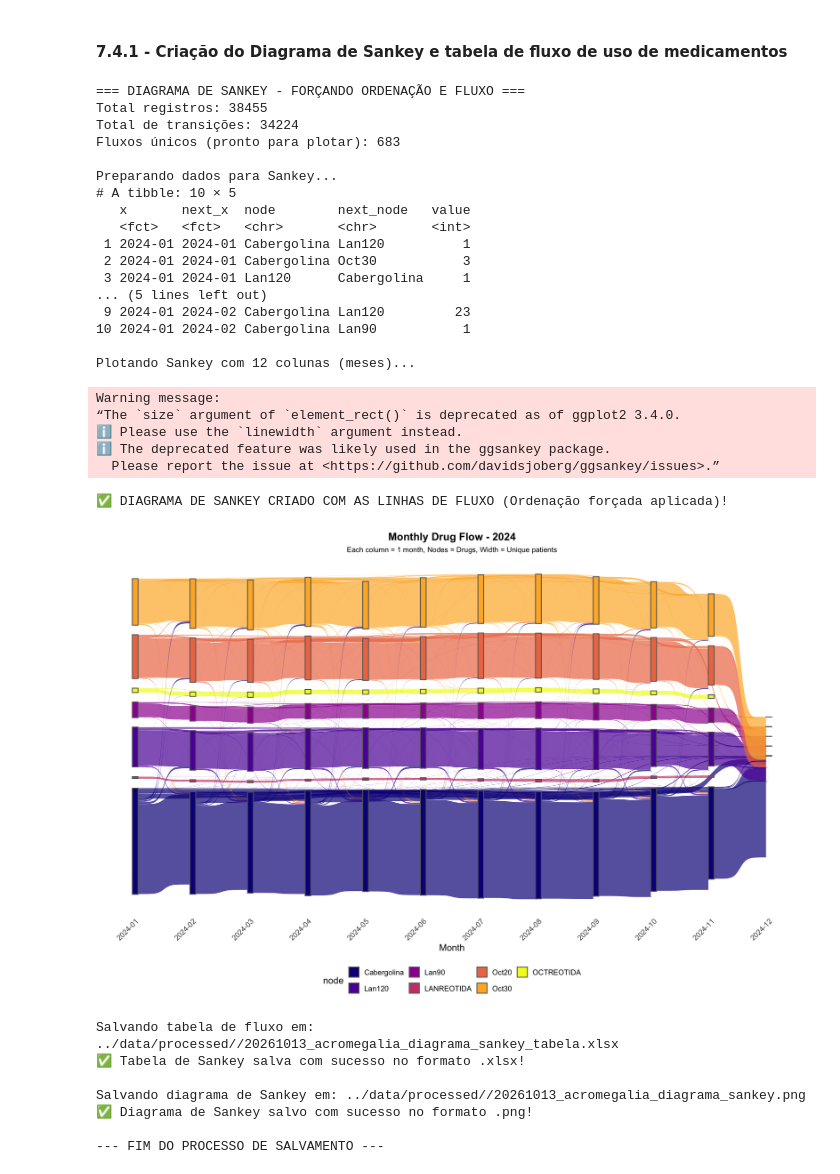
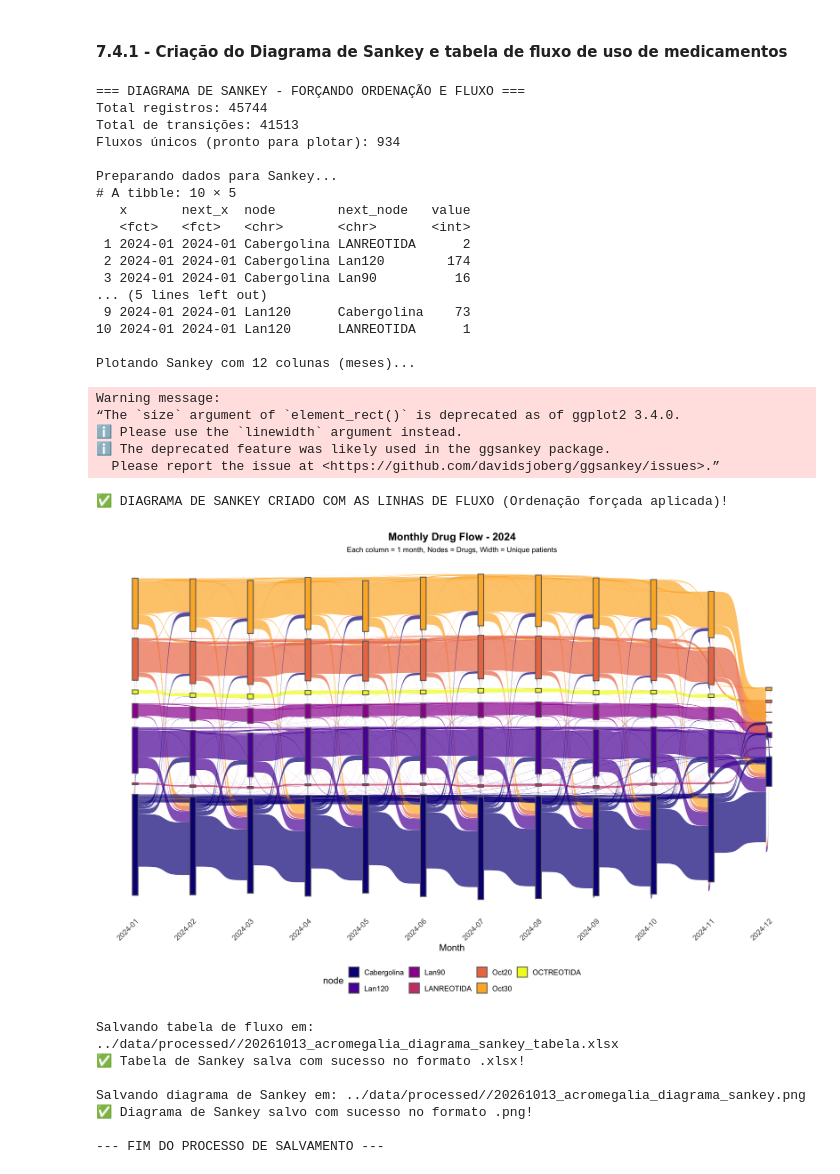
Before and after one commit to daniellybx/public-acromegaly, a Jupyter notebook: notebooks/acromegalia_analise_medicamentos.ipynb, the cells around one changed output. Cells and saved outputs as stored; diff of their text form; code cells hidden in the pictures.

```diff
--- a/notebooks/acromegalia_analise_medicamentos.ipynb
+++ b/notebooks/acromegalia_analise_medicamentos.ipynb
@@ -1660,7 +1748,7 @@ library(ggsankey)
 cat("=== DIAGRAMA DE SANKEY - FORÇANDO ORDENAÇÃO E FLUXO ===\n")
 
 # 1. Preparar dados com pacientes e medicamentos por mês (inalterado)
-dados <- dados_unificados %>%
+dados <- dispensacoes %>%
   filter(!is.na(AP_PRIPAL) & !is.na(AP_CNSPCN)) %>%
   mutate(
     medicamento = recode(as.character(AP_PRIPAL), !!!codigo_nomes),
@@ -1738,42 +1826,42 @@ p <- ggplot(dados_sankey, aes(x = x,
   labs(
     title = "Monthly Drug Flow - 2024",
     x = "Month",
     subtitle = "Each column = 1 month, Nodes = Drugs, Width = Unique patients"
   ) +
   theme(
     plot.title = element_text(face = "bold", size = 16, hjust = 0.5),
     plot.subtitle = element_text(size = 11, hjust = 0.5),
     legend.position = "bottom",
     axis.text.x = element_text(angle = 45, hjust = 1)
   )
 
 print(p)
 cat("\n✅ DIAGRAMA DE SANKEY CRIADO COM AS LINHAS DE FLUXO (Ordenação forçada aplicada)!\n")
 # %% [output]
 === DIAGRAMA DE SANKEY - FORÇANDO ORDENAÇÃO E FLUXO ===
-Total registros: 38455
-Total de transições: 34224
-Fluxos únicos (pronto para plotar): 683
+Total registros: 45744
+Total de transições: 41513
+Fluxos únicos (pronto para plotar): 934
 
 Preparando dados para Sankey...
 # A tibble: 10 × 5
    x       next_x  node        next_node   value
    <fct>   <fct>   <chr>       <chr>       <int>
- 1 2024-01 2024-01 Cabergolina Lan120          1
- 2 2024-01 2024-01 Cabergolina Oct30           3
- 3 2024-01 2024-01 Lan120      Cabergolina     1
+ 1 2024-01 2024-01 Cabergolina LANREOTIDA      2
+ 2 2024-01 2024-01 Cabergolina Lan120        174
+ 3 2024-01 2024-01 Cabergolina Lan90          16
 ... (5 lines left out)
- 9 2024-01 2024-02 Cabergolina Lan120         23
-10 2024-01 2024-02 Cabergolina Lan90           1
+ 9 2024-01 2024-01 Lan120      Cabergolina    73
+10 2024-01 2024-01 Lan120      LANREOTIDA      1
 
 Plotando Sankey com 12 colunas (meses)...
 Warning message:
 “The `size` argument of `element_rect()` is deprecated as of ggplot2 3.4.0.
 ℹ Please use the `linewidth` argument instead.
 ℹ The deprecated feature was likely used in the ggsankey package.
   Please report the issue at <https://github.com/davidsjoberg/ggsankey/issues>.”
 ✅ DIAGRAMA DE SANKEY CRIADO COM AS LINHAS DE FLUXO (Ordenação forçada aplicada)!
-[figure, old version]
+[figure, new version]
 # %%
 # Certifique-se de que o pacote 'writexl' esteja instalado:
 # install.packages("writexl")
```
Also changed, not shown: parts of 14 cells of this notebook, 29 other files.
